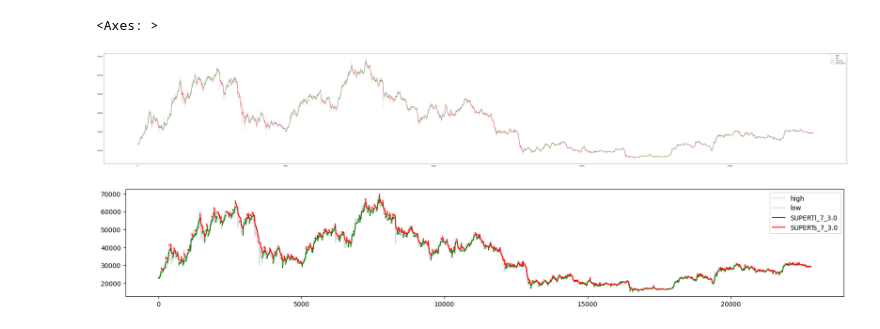
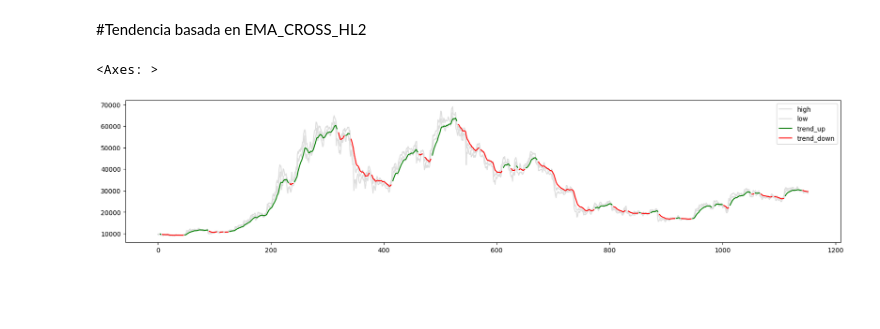
Before and after one commit to lbisaro/ie, a Jupyter notebook: www/backtest/test_trend.ipynb, the cells around one changed output. Drawn from its saved outputs; the diff is of its cells as text; code cells hidden in the pictures; blank space fills up the shorter version.

```diff
--- a/www/backtest/test_trend.ipynb
+++ b/www/backtest/test_trend.ipynb
@@ -45,28 +38,27 @@ df[['high','low','SUPERTl_7_3.0','SUPERTs_7_3.0']].plot(figsize=(20,4),style=['#
+# %% [markdown]
+#Tendencia basada en EMA_CROSS_HL2
 # %%
 
 window = 3
 ema_fast = 7
 ema_low = 21
 
 df['hl2'] = (df['high'] + df['low']) / 2
 df['ema_8'] = df['hl2'].ewm(span=ema_fast, adjust=False).mean()
 df['ema_16'] = df['hl2'].ewm(span=ema_low, adjust=False).mean()
 
 df['cross'] = np.where(df['ema_8']>df['ema_16'],1,-1)
 
 
 # Contar las veces consecutivas que 'cross' es igual a 1 en las últimas 5 filas
 df['ema_signal'] = np.where(df['cross'].rolling(window=window).sum() == window, 1, 0 )
 
 # Contar las veces consecutivas que 'cross' es igual a -1 en las últimas 5 filas
 df['ema_signal'] = np.where(df['cross'].rolling(window=window).sum() == -window , -1, df['ema_signal'] )
 
 df['trend_up'] = np.where(df['ema_signal']>0,(df['ema_8']+df['ema_16'])/2,None)
 df['trend_down'] = np.where(df['ema_signal']<0,(df['ema_8']+df['ema_16'])/2,None)
+df[['high','low','trend_up','trend_down']].plot(figsize=(20,4),style=['#dddddd','#dddddd','g','r'])
+# %% [output]
+<Axes: >
+[figure, added]
-# %%
-df[['high','low','trend_up','trend_down']].plot(figsize=(80,12),style=['#dddddd','#dddddd','g','r'])
-df[['high','low','SUPERTl_7_3.0','SUPERTs_7_3.0']].plot(figsize=(20,3),style=['#dddddd','#dddddd','g','r'])
-# %% [output]
-<Axes: >
-[figure, removed]
-[figure, removed]
```
Also changed, not shown: parts of 6 cells of this notebook, 18 other files.
